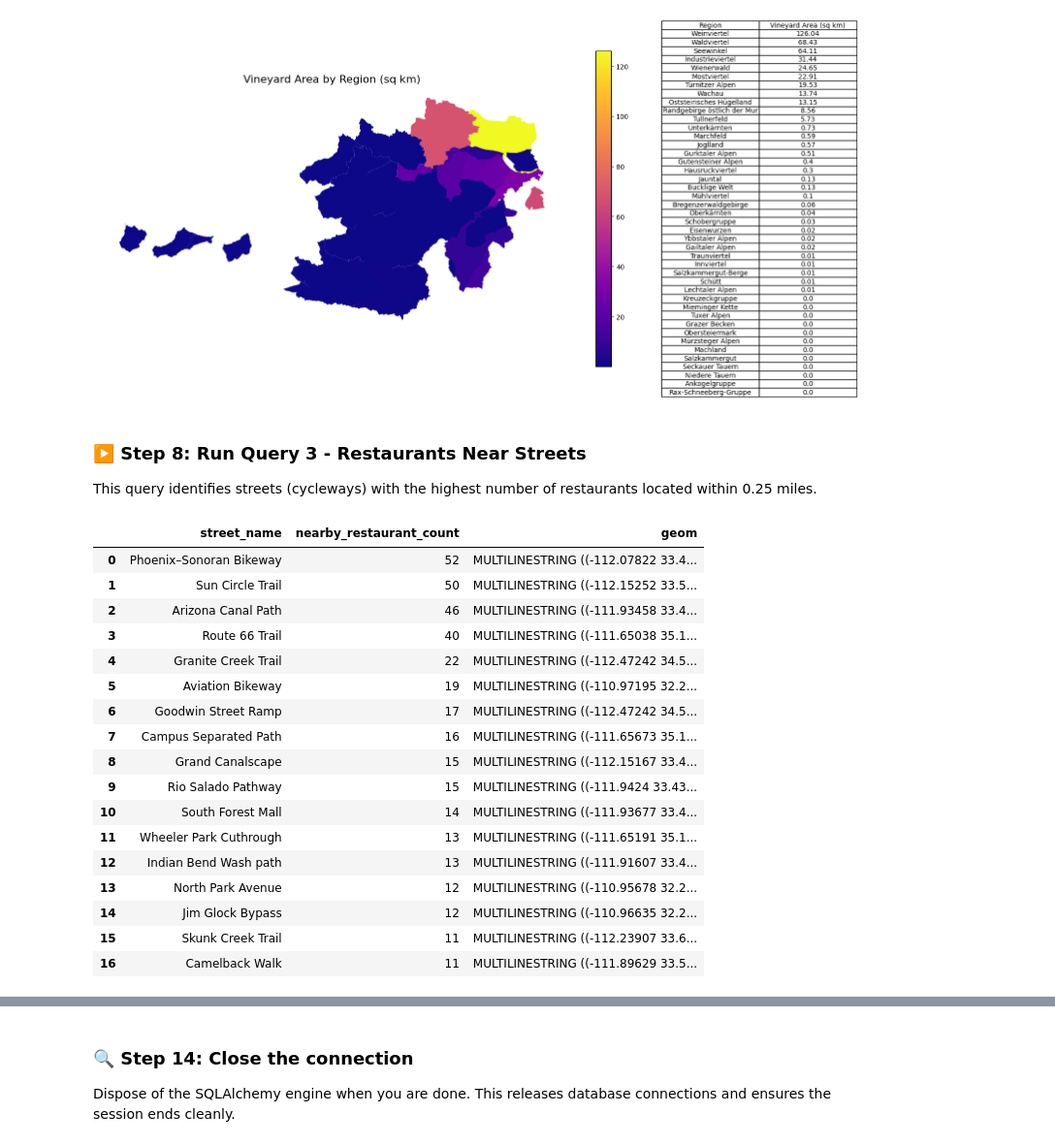
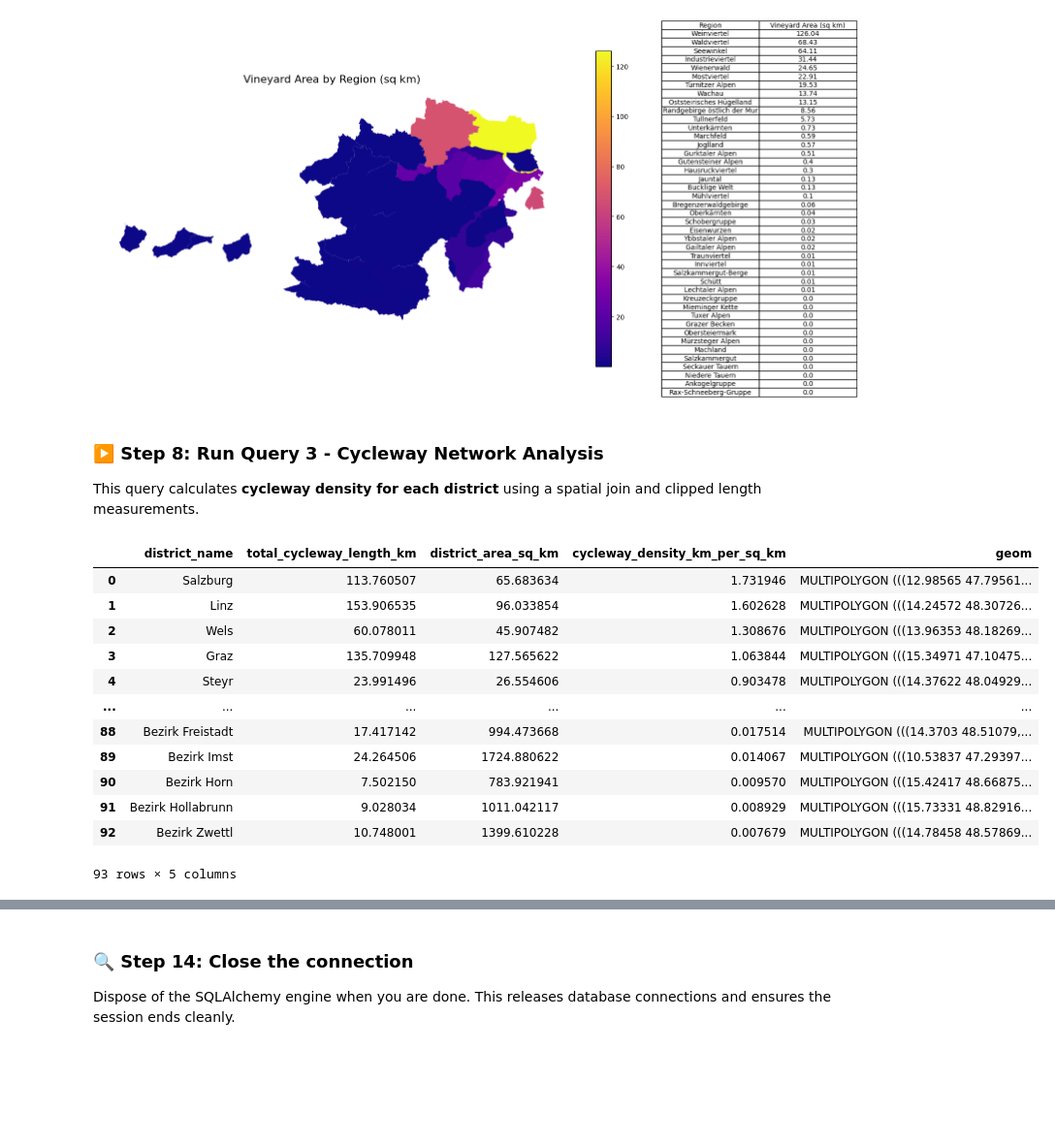
Before and after one commit to mollykerwick/gist604B-osm-postgis-local-fa26, a Jupyter notebook: notebooks/osm_postgis_austria.ipynb, the cells around one changed output, grey strips where cells are left out. Shown at 97% size. Cells and saved outputs as stored; diff of their text form; code cells hidden in the pictures; blank space fills up the shorter version.

```diff
--- a/notebooks/osm_postgis_austria.ipynb
+++ b/notebooks/osm_postgis_austria.ipynb
@@ -283,40 +283,35 @@ plt.tight_layout()
 plt.show()
 # %% [output]
 [figure]
-# %% [markdown]
-### ▶️ Step 8: Run Query 3 - Restaurants Near Streets
-
-This query identifies streets (cycleways) with the highest number of restaurants located within 0.25 miles.
+# %% [markdown]
+### ▶️ Step 8: Run Query 3 - Cycleway Network Analysis
+
+This query calculates **cycleway density for each district** using a spatial join and clipped length measurements.
 # %%
-query_3_file = Path("../sql/arizona/03_osm_restaurants_near_streets.sql")
+query_3_file = Path("../sql/austria/03_osm_cycleway_density_by_district.sql")
 
 # Read SQL query from file
 query_3_sql = query_3_file.read_text(encoding="utf-8")
 
 # Execute query and load result as a GeoDataFrame
 try:
     query_3_results = gpd.read_postgis(query_3_sql, engine, geom_col="geom")
     # Display results
     display(query_3_results)
 except Exception as e:
     print("❌ Query failed:")
     print(e)
 # %% [output]
-|  | street_name | nearby_restaurant_count | geom |
-| 0 | Phoenix–Sonoran Bikeway | 52 | MULTILINESTRING ((-112.07822 33.4... |
-| 1 | Sun Circle Trail | 50 | MULTILINESTRING ((-112.15252 33.5... |
-| 2 | Arizona Canal Path | 46 | MULTILINESTRING ((-111.93458 33.4... |
-| 3 | Route 66 Trail | 40 | MULTILINESTRING ((-111.65038 35.1... |
-| 4 | Granite Creek Trail | 22 | MULTILINESTRING ((-112.47242 34.5... |
-| 5 | Aviation Bikeway | 19 | MULTILINESTRING ((-110.97195 32.2... |
-| 6 | Goodwin Street Ramp | 17 | MULTILINESTRING ((-112.47242 34.5... |
-| 7 | Campus Separated Path | 16 | MULTILINESTRING ((-111.65673 35.1... |
-| 8 | Grand Canalscape | 15 | MULTILINESTRING ((-112.15167 33.4... |
-| 9 | Rio Salado Pathway | 15 | MULTILINESTRING ((-111.9424 33.43... |
-| 10 | South Forest Mall | 14 | MULTILINESTRING ((-111.93677 33.4... |
-| 11 | Wheeler Park Cuthrough | 13 | MULTILINESTRING ((-111.65191 35.1... |
-| 12 | Indian Bend Wash path | 13 | MULTILINESTRING ((-111.91607 33.4... |
-| 13 | North Park Avenue | 12 | MULTILINESTRING ((-110.95678 32.2... |
-| 14 | Jim Glock Bypass | 12 | MULTILINESTRING ((-110.96635 32.2... |
-| 15 | Skunk Creek Trail | 11 | MULTILINESTRING ((-112.23907 33.6... |
-| 16 | Camelback Walk | 11 | MULTILINESTRING ((-111.89629 33.5... |
+|  | district_name | total_cycleway_length_km | district_area_sq_km | cycleway_density_km_per_sq_km | geom |
+| 0 | Salzburg | 113.760507 | 65.683634 | 1.731946 | MULTIPOLYGON (((12.98565 47.79561... |
+| 1 | Linz | 153.906535 | 96.033854 | 1.602628 | MULTIPOLYGON (((14.24572 48.30726... |
+| 2 | Wels | 60.078011 | 45.907482 | 1.308676 | MULTIPOLYGON (((13.96353 48.18269... |
+| 3 | Graz | 135.709948 | 127.565622 | 1.063844 | MULTIPOLYGON (((15.34971 47.10475... |
+| 4 | Steyr | 23.991496 | 26.554606 | 0.903478 | MULTIPOLYGON (((14.37622 48.04929... |
+| ... | ... | ... | ... | ... | ... |
+| 88 | Bezirk Freistadt | 17.417142 | 994.473668 | 0.017514 | MULTIPOLYGON (((14.3703 48.51079,... |
+| 89 | Bezirk Imst | 24.264506 | 1724.880622 | 0.014067 | MULTIPOLYGON (((10.53837 47.29397... |
+| 90 | Bezirk Horn | 7.502150 | 783.921941 | 0.009570 | MULTIPOLYGON (((15.42417 48.66875... |
+| 91 | Bezirk Hollabrunn | 9.028034 | 1011.042117 | 0.008929 | MULTIPOLYGON (((15.73331 48.82916... |
+| 92 | Bezirk Zwettl | 10.748001 | 1399.610228 | 0.007679 | MULTIPOLYGON (((14.78458 48.57869... |
+93 rows × 5 columns
```
Also changed, not shown: parts of 10 cells of this notebook.
